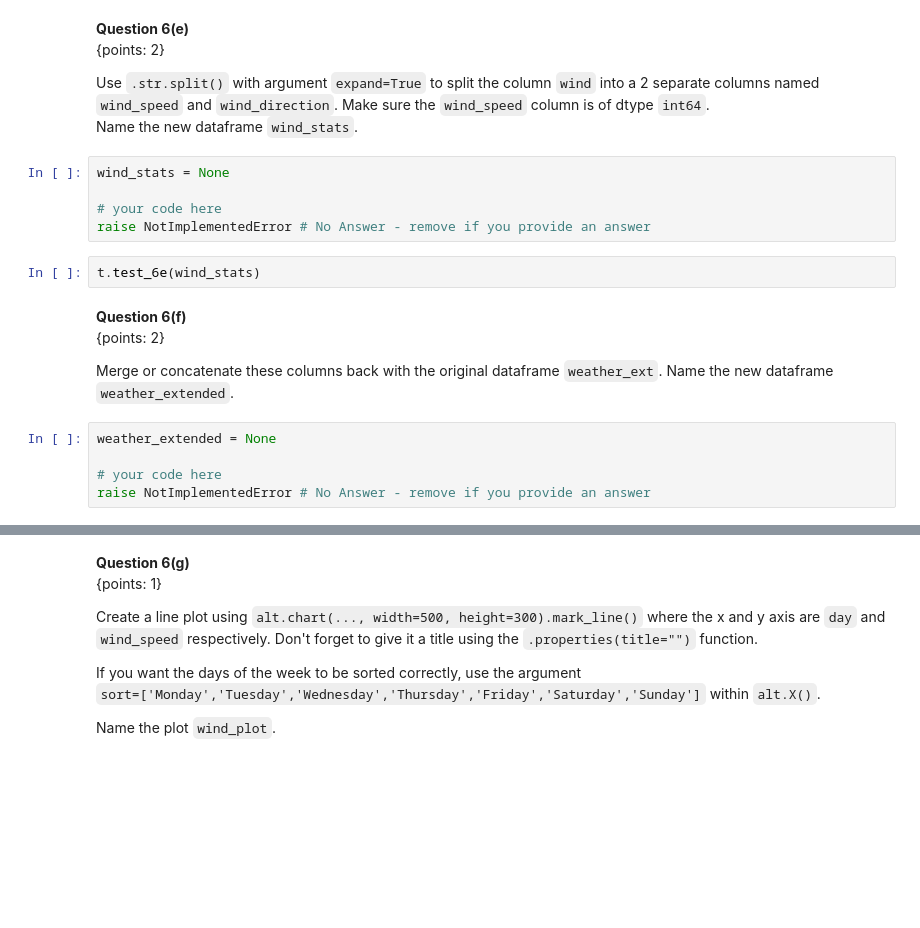
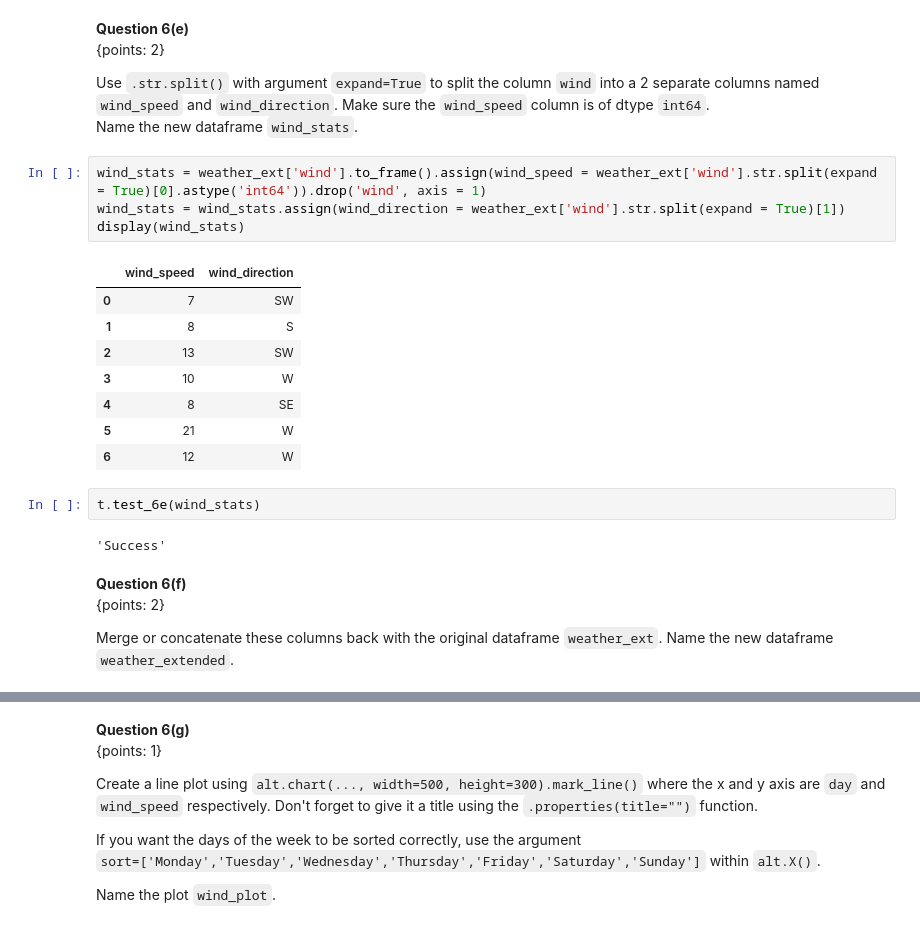
Before and after one commit to Dipto9999/prog-python-ds-students, a Jupyter notebook: release/assignment4/assignment4.ipynb, the cells around one changed output, grey strips where cells are left out. Drawn from its saved outputs; the diff is of its cells as text; blank space fills up the shorter version.

Commit message:
Completed Assignment 5

```diff
--- a/release/assignment4/assignment4.ipynb
+++ b/release/assignment4/assignment4.ipynb
@@ -766,20 +748,25 @@ t.test_6d(weather_ext)
 
 Use `.str.split()` with argument `expand=True` to split the column `wind` into a 2 separate columns named  `wind_speed` and `wind_direction`. Make sure the `wind_speed` column is of dtype `int64`.
 Name the new dataframe `wind_stats`.
-# %%
-wind_stats = None
-
-# your code here
-raise NotImplementedError # No Answer - remove if you provide an answer
+# %%
+wind_stats = weather_ext['wind'].to_frame().assign(wind_speed = weather_ext['wind'].str.split(expand = True)[0].astype('int64')).drop('wind', axis = 1)
+wind_stats = wind_stats.assign(wind_direction = weather_ext['wind'].str.split(expand = True)[1])
+display(wind_stats)
+# %% [output]
+|  | wind_speed | wind_direction |
+| 0 | 7 | SW |
+| 1 | 8 | S |
+| 2 | 13 | SW |
+| 3 | 10 | W |
+| 4 | 8 | SE |
+| 5 | 21 | W |
+| 6 | 12 | W |
 # %%
 t.test_6e(wind_stats)
+# %% [output]
+'Success'
 # %% [markdown]
 **Question 6(f)**  <br> {points: 2}
 
 Merge or concatenate these columns back with the original dataframe `weather_ext`.
 Name the new dataframe `weather_extended`.
-# %%
-weather_extended = None
-
-# your code here
-raise NotImplementedError # No Answer - remove if you provide an answer
```
Also changed, not shown: parts of 8 cells of this notebook, 1 other file.
